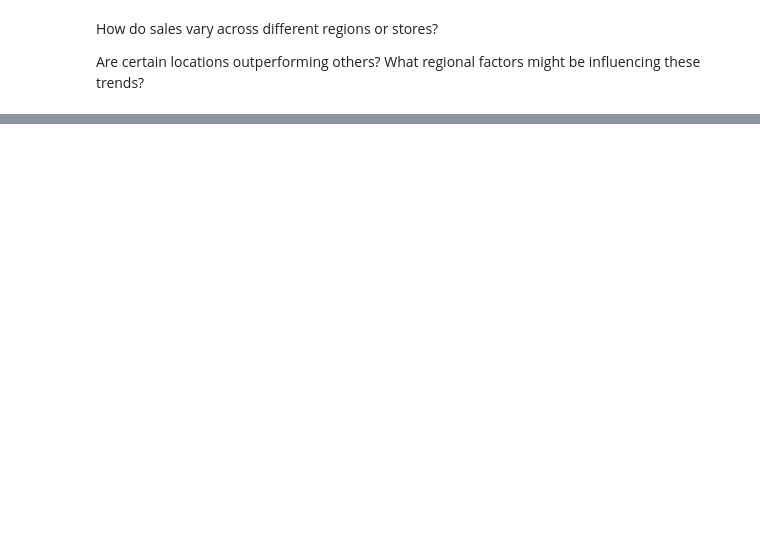
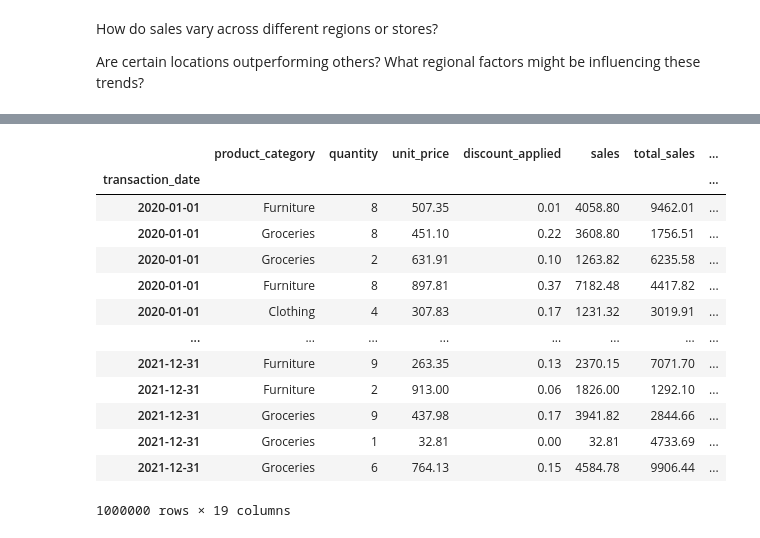
Before and after one commit to JReal10/Project_Moon, a Jupyter notebook: notebooks/sales_customer_behaviour_analysis.ipynb, the cells around one changed output, grey strips where cells are left out. Saved outputs shown, nothing was run; the diff lists cells and outputs as text; code cells hidden in the pictures; blank space fills up the shorter version.

```diff
--- a/notebooks/sales_customer_behaviour_analysis.ipynb
+++ b/notebooks/sales_customer_behaviour_analysis.ipynb
@@ -304,0 +360,4 @@ Are customers spending more or less per transaction? What might be driving these
+# %%
+# Step 3: Sort by transaction_date
+sales_df = sales_df.sort_values(by=['transaction_date'])
+sales_df.set_index('transaction_date',inplace=True)
@@ -304,0 +374,17 @@ Are customers spending more or less per transaction? What might be driving these
+# %%
+sales_df.drop(['transaction_id', 'product_id'], axis = 1)
+# %% [output]
+|  | product_category | quantity | unit_price | discount_applied | sales | total_sales | ... |
+| transaction_date |  |  |  |  |  |  | ... |
+| 2020-01-01 | Furniture | 8 | 507.35 | 0.01 | 4058.80 | 9462.01 | ... |
+| 2020-01-01 | Groceries | 8 | 451.10 | 0.22 | 3608.80 | 1756.51 | ... |
+| 2020-01-01 | Groceries | 2 | 631.91 | 0.10 | 1263.82 | 6235.58 | ... |
+| 2020-01-01 | Furniture | 8 | 897.81 | 0.37 | 7182.48 | 4417.82 | ... |
+| 2020-01-01 | Clothing | 4 | 307.83 | 0.17 | 1231.32 | 3019.91 | ... |
+| ... | ... | ... | ... | ... | ... | ... | ... |
+| 2021-12-31 | Furniture | 9 | 263.35 | 0.13 | 2370.15 | 7071.70 | ... |
+| 2021-12-31 | Furniture | 2 | 913.00 | 0.06 | 1826.00 | 1292.10 | ... |
+| 2021-12-31 | Groceries | 9 | 437.98 | 0.17 | 3941.82 | 2844.66 | ... |
+| 2021-12-31 | Groceries | 1 | 32.81 | 0.00 | 32.81 | 4733.69 | ... |
+| 2021-12-31 | Groceries | 6 | 764.13 | 0.15 | 4584.78 | 9906.44 | ... |
+1000000 rows × 19 columns
```
Also changed, not shown: parts of 11 cells of this notebook.
